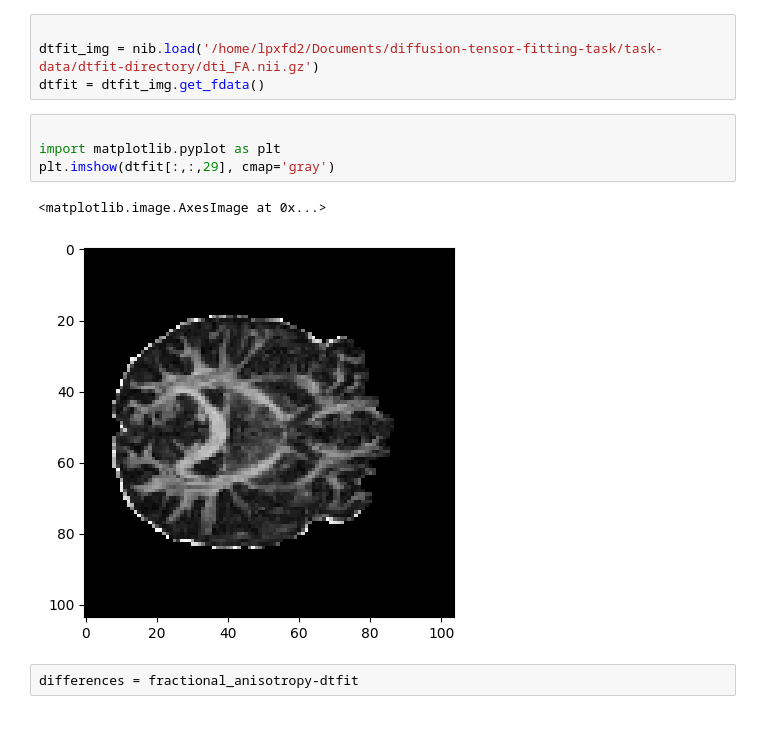
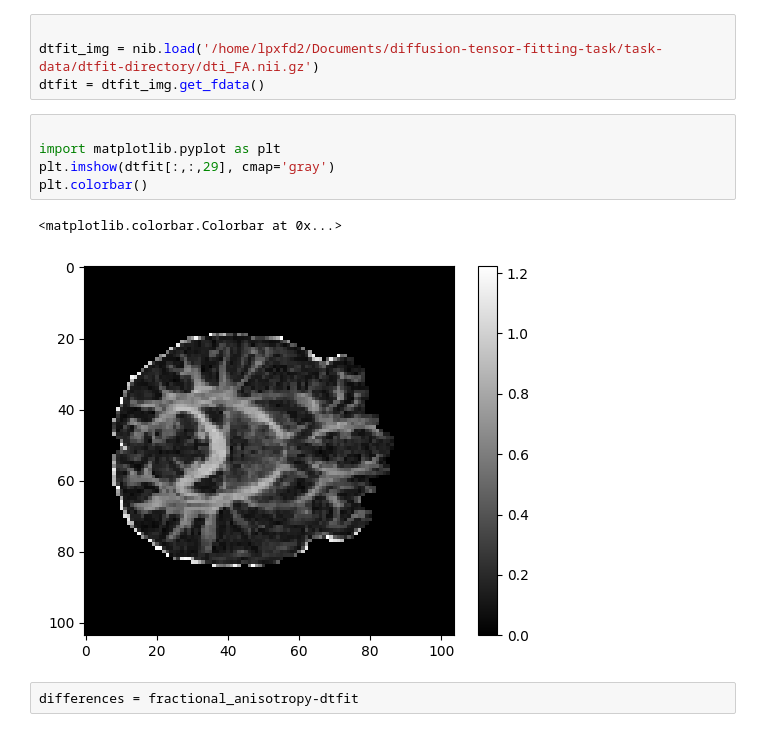
Before and after one commit to FrancescoNottingham/diffusion-tensor-fit-exercise, a Jupyter notebook: code/testing-code.ipynb, the cells around one changed output. Saved outputs shown, nothing was run; the diff lists cells and outputs as text.

```diff
--- a/code/testing-code.ipynb
+++ b/code/testing-code.ipynb
@@ -34,10 +27,11 @@ dtfit = dtfit_img.get_fdata()
 # %%
 
 import matplotlib.pyplot as plt
 plt.imshow(dtfit[:,:,29], cmap='gray')
+plt.colorbar()
 # %% [output]
-<matplotlib.image.AxesImage at 0x...>
+<matplotlib.colorbar.Colorbar at 0x...>
-[figure, old version]
+[figure, new version]
 # %%
 differences = fractional_anisotropy-dtfit
 # %%
```
Also changed, not shown: parts of 6 cells of this notebook, 2 other files.
